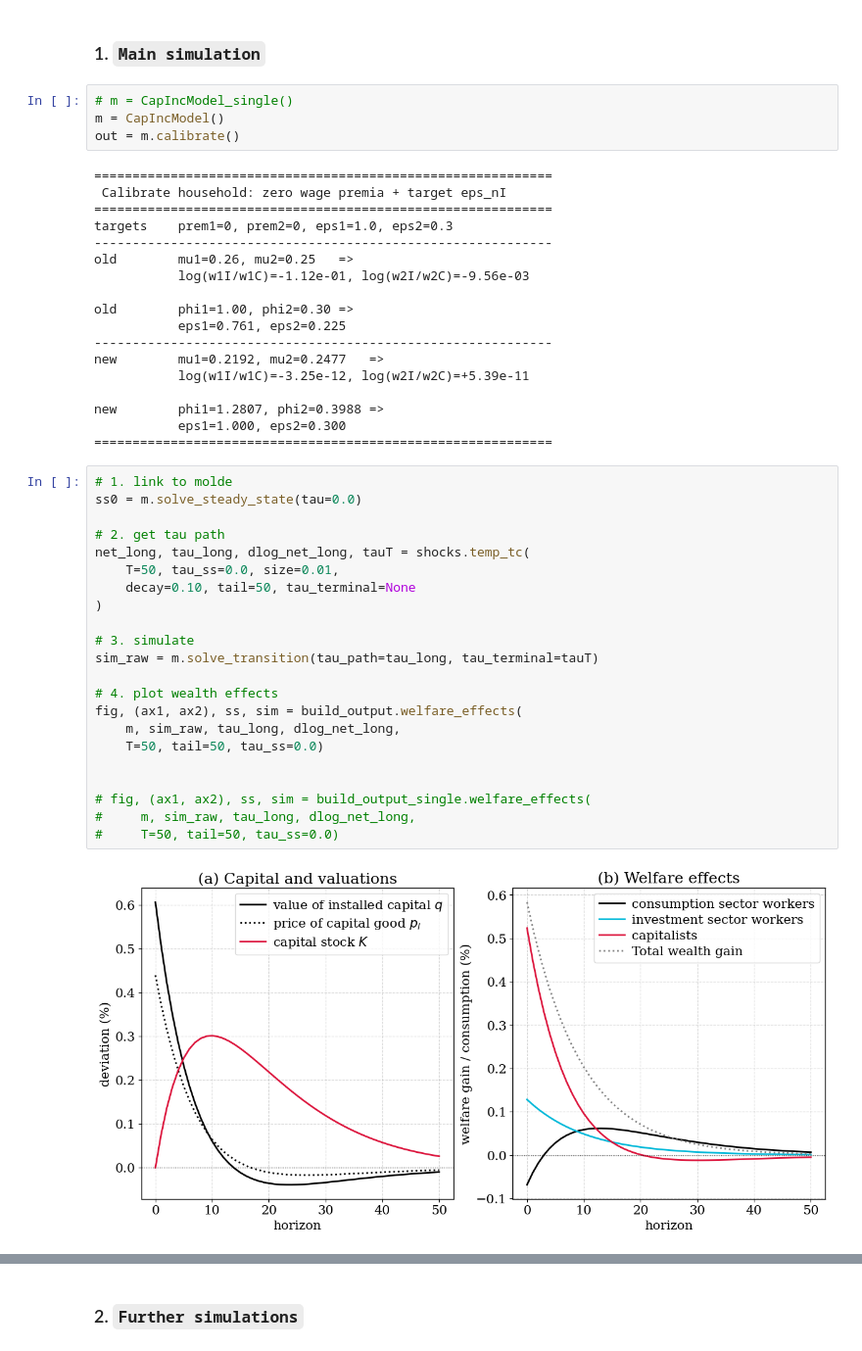
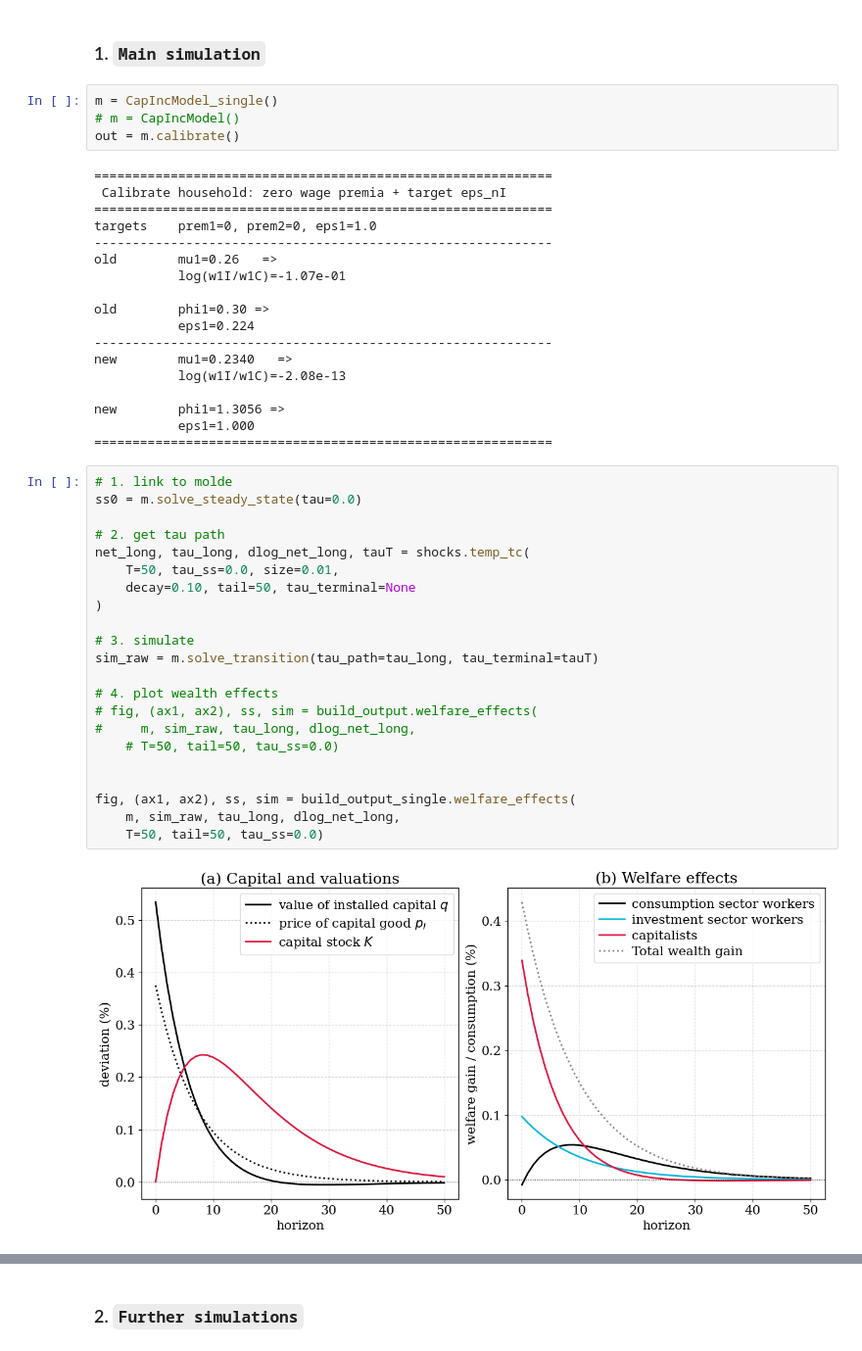
Before and after one commit to cfn368/ba_capinc, a Jupyter notebook: 2_temp_sim.ipynb, the cells around one changed output, grey strips where cells are left out. Shown at 98% size. Drawn from its saved outputs; the diff is of its cells as text.

```diff
--- a/2_temp_sim.ipynb
+++ b/2_temp_sim.ipynb
@@ -10,49 +13,49 @@ setup_notebook()
 # %% [markdown]
 ### 1. `Main simulation`
 # %%
-# m = CapIncModel_single()
-m = CapIncModel()
+m = CapIncModel_single()
+# m = CapIncModel()
 out = m.calibrate()
 # %% [output]
 ============================================================
  Calibrate household: zero wage premia + target eps_nI
 ============================================================
-targets    prem1=0, prem2=0, eps1=1.0, eps2=0.3
+targets    prem1=0, prem2=0, eps1=1.0
 ------------------------------------------------------------
-old        mu1=0.26, mu2=0.25   =>
-           log(w1I/w1C)=-1.12e-01, log(w2I/w2C)=-9.56e-03
+old        mu1=0.26   =>
+           log(w1I/w1C)=-1.07e-01
 
-old        phi1=1.00, phi2=0.30 =>
-           eps1=0.761, eps2=0.225
+old        phi1=0.30 =>
+           eps1=0.224
 ------------------------------------------------------------
-new        mu1=0.2192, mu2=0.2477   =>
-           log(w1I/w1C)=-3.25e-12, log(w2I/w2C)=+5.39e-11
+new        mu1=0.2340   =>
+           log(w1I/w1C)=-2.08e-13
 
-new        phi1=1.2807, phi2=0.3988 =>
-           eps1=1.000, eps2=0.300
+new        phi1=1.3056 =>
+           eps1=1.000
 ============================================================
 # %%
 # 1. link to molde
 ss0 = m.solve_steady_state(tau=0.0)
 
 # 2. get tau path
 net_long, tau_long, dlog_net_long, tauT = shocks.temp_tc(
     T=50, tau_ss=0.0, size=0.01,
     decay=0.10, tail=50, tau_terminal=None
 )
 
 # 3. simulate
 sim_raw = m.solve_transition(tau_path=tau_long, tau_terminal=tauT)
 
 # 4. plot wealth effects
-fig, (ax1, ax2), ss, sim = build_output.welfare_effects(
+# fig, (ax1, ax2), ss, sim = build_output.welfare_effects(
+#     m, sim_raw, tau_long, dlog_net_long,
+    # T=50, tail=50, tau_ss=0.0)
+
+
+fig, (ax1, ax2), ss, sim = build_output_single.welfare_effects(
     m, sim_raw, tau_long, dlog_net_long,
     T=50, tail=50, tau_ss=0.0)
-
-
-# fig, (ax1, ax2), ss, sim = build_output_single.welfare_effects(
-#     m, sim_raw, tau_long, dlog_net_long,
-#     T=50, tail=50, tau_ss=0.0)
 # %% [output]
-[figure, old version]
+[figure, new version]
 # %%
```
Also changed, not shown: parts of 3 cells of this notebook, 6 other files.
